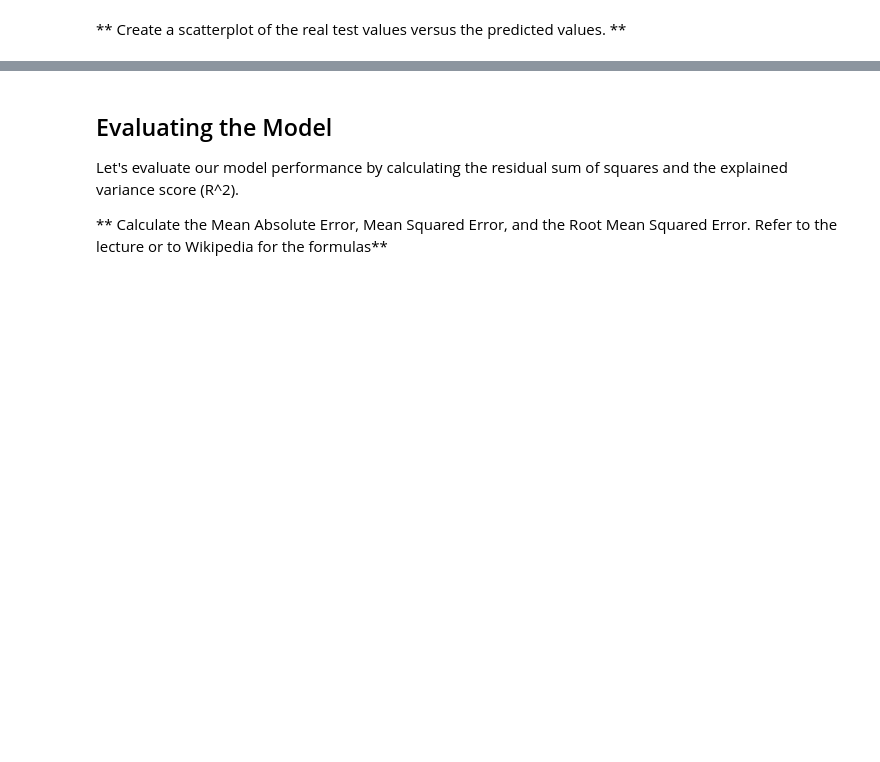
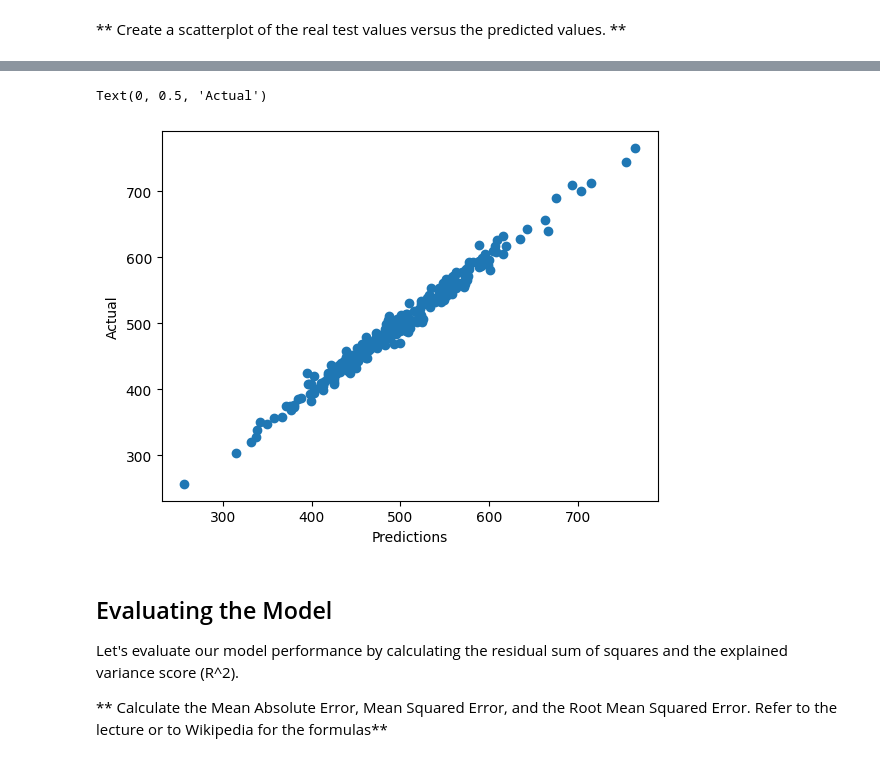
Before and after one commit to mmazurk/data-science-study, a Jupyter notebook: Refactored_Py_DS_ML_Bootcamp-master/11-Linear-Regression/02-Linear Regression Project.ipynb, the cells around one changed output, grey strips where cells are left out. Cells and saved outputs as stored; diff of their text form; code cells hidden in the pictures; blank space fills up the shorter version.

Commit message:
linear regression

```diff
--- a/Refactored_Py_DS_ML_Bootcamp-master/11-Linear-Regression/02-Linear Regression Project.ipynb
+++ b/Refactored_Py_DS_ML_Bootcamp-master/11-Linear-Regression/02-Linear Regression Project.ipynb
@@ -142,2 +159,5 @@ Now that we've explored the data a bit, let's go ahead and split the data into t
 # %% [markdown]
 ** Use model_selection.train_test_split from sklearn to split the data into training and testing sets. Set test_size=0.3 and random_state=101**
+# %%
+from sklearn.model_selection import train_test_split
+X_train, X_test, Y_train, y_test = train_test_split(x, y, test_size = 0.5, random_state=101)
@@ -150,4 +180,6 @@ Now its time to train our model on our training data!
 # %% [markdown]
 **Create an instance of a LinearRegression() model named lm.**
+# %%
+lm = linear_model.LinearRegression()
 # %% [markdown]
 ** Train/fit lm on the training data.**
@@ -156,0 +186,2 @@ LinearRegression(copy_X=True, fit_intercept=True, n_jobs=1, normalize=False)
+# %%
+lm.fit(X_train, Y_train)
@@ -165,5 +201,7 @@ Coefficients:
 Now that we have fit our model, let's evaluate its performance by predicting off the test values!
 
 ** Use lm.predict() to predict off the X_test set of the data.**
+# %%
+predictions = lm.predict(X_test)
 # %% [markdown]
 ** Create a scatterplot of the real test values versus the predicted values. **
@@ -174,3 +208,10 @@ Now that we have fit our model, let's evaluate its performance by predicting off
+# %%
+plt.scatter(predictions, y_test)
+plt.xlabel("Predictions")
+plt.ylabel("Actual")
+# %% [output]
+Text(0, 0.5, 'Actual')
+[figure, added]
 # %% [markdown]
 ## Evaluating the Model
 
```
Also changed, not shown: parts of 26 cells of this notebook, 2 other files.
